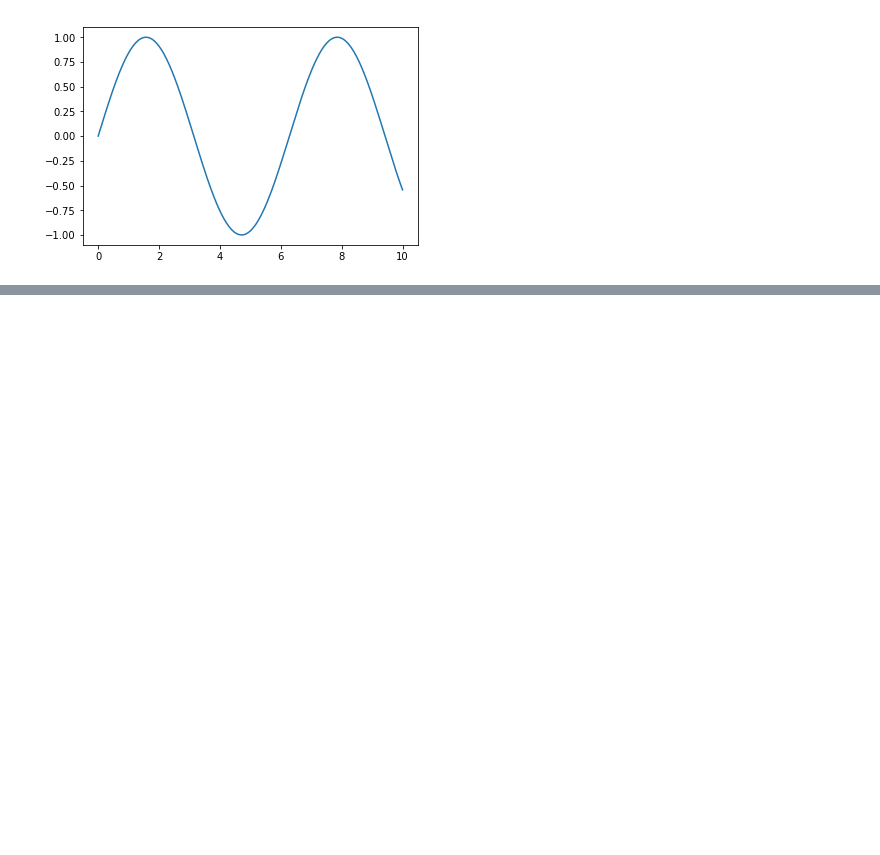
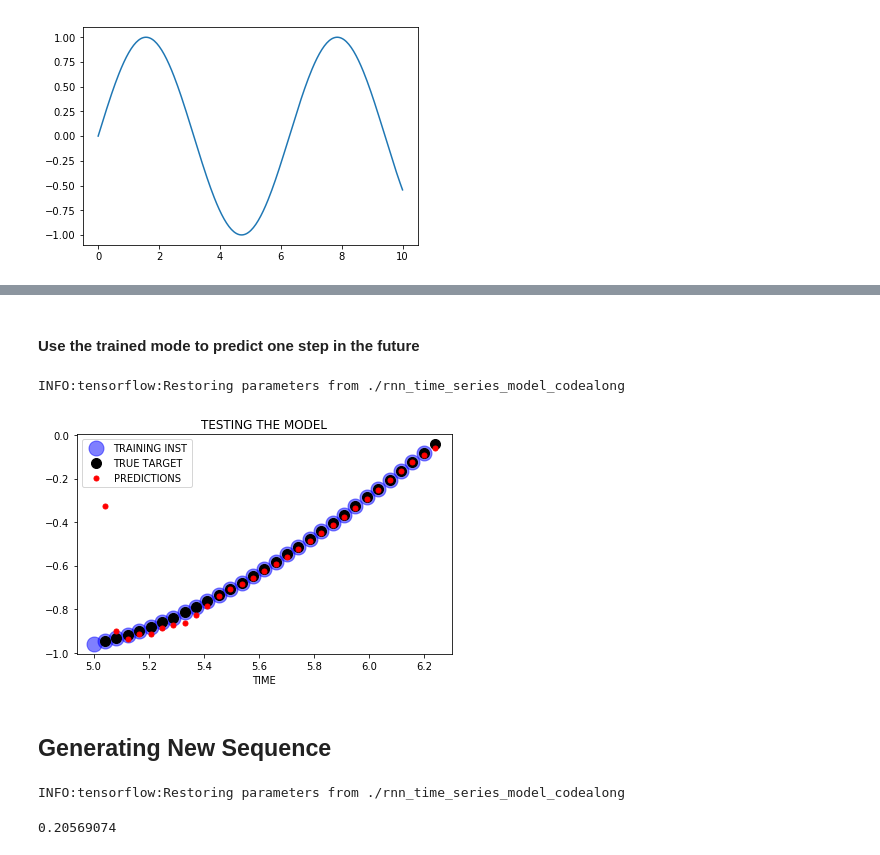
Before and after one commit to guozhenli/learn-tensorflow-udemy, a Jupyter notebook: RNN/RNN Example.ipynb, the cells around one changed output, grey strips where cells are left out. Drawn from its saved outputs; the diff is of its cells as text; code cells hidden in the pictures; blank space fills up the shorter version.

Commit message:
RNN example

```diff
--- a/RNN/RNN Example.ipynb
+++ b/RNN/RNN Example.ipynb
@@ -81,0 +200,2 @@ train_inst = np.linspace(5, 5+ts_data.resolution*(num_time_steps+1), num_time_st
+# %%
+saver = tf.train.Saver()
@@ -81,0 +206,2 @@ train_inst = np.linspace(5, 5+ts_data.resolution*(num_time_steps+1), num_time_st
+# %%
+X_batch, y_batch = ts_data.next_batch(batch_size=batch_size, steps=num_time_steps)
@@ -81,0 +224,14 @@ train_inst = np.linspace(5, 5+ts_data.resolution*(num_time_steps+1), num_time_st
+# %%
+with tf.Session() as sess:
+    sess.run(init)
+
+    for iteration in range(num_train_iterations):  # num_train_iterations = 2000 in this example
+        X_batch, y_batch = ts_data.next_batch(batch_size=batch_size, steps=num_time_steps)
+
+        sess.run(train, feed_dict={X: X_batch, y:y_batch})
+
+        if iteration %100 == 0:
+            mse = loss.eval(feed_dict={X: X_batch, y:y_batch})
+            print(iteration, '\tMSE', mse)
+
+    saver.save(sess, "./rnn_time_series_model_codealong")
@@ -81,0 +259,48 @@ train_inst = np.linspace(5, 5+ts_data.resolution*(num_time_steps+1), num_time_st
+# %% [markdown]
+#### Use the trained mode to predict one step in the future
+# %%
+with tf.Session() as sess:
+    saver.restore(sess, "./rnn_time_series_model_codealong")
+    X_new = np.sin(np.array(train_inst[:-1].reshape(-1, num_time_steps, num_inputs)))
+    y_pred = sess.run(outputs, feed_dict={X: X_new})
+# %% [output]
+INFO:tensorflow:Restoring parameters from ./rnn_time_series_model_codealong
+# %%
+plt.title("TESTING THE MODEL")
+
+# Training instance
+plt.plot(train_inst[:-1], np.sin(train_inst)[:-1],
+         'bo', markersize=15, alpha=0.5, label='TRAINING INST')
+
+# True target
+plt.plot(train_inst[1:], np.sin(train_inst)[1:],
+         'ko', markersize=10, label='TRUE TARGET')
+
+# Model predictions
+plt.plot(train_inst[1:], y_pred[0, :, 0],
+         'r.', markersize=10, label='PREDICTIONS')
+
+plt.xlabel("TIME")
+plt.legend()
+plt.tight_layout()
+# %% [output]
+[figure, added]
+# %% [markdown]
+## Generating New Sequence
+# %%
+with tf.Session() as sess:
+    saver.restore(sess, './rnn_time_series_model_codealong')
+
+    # SEED ZEROS
+    zero_seq_seed = [0.0 for _ in range(num_time_steps)]
+
+    for iteration in range(len(ts_data.x_data)-num_time_steps):
+        X_batch = np.array(zero_seq_seed[-num_time_steps:]).reshape(1, num_time_steps, 1)
+        y_pred = sess.run(outputs, feed_dict={X: X_batch})
+        zero_seq_seed.append(y_pred[0, -1, 0])  # only takeout the last element in y_pred
+# %% [output]
+INFO:tensorflow:Restoring parameters from ./rnn_time_series_model_codealong
+# %%
+y_pred[0, -1, 0]
+# %% [output]
+0.20569074
```
Also changed, not shown: parts of 48 cells of this notebook, 1 other file.
